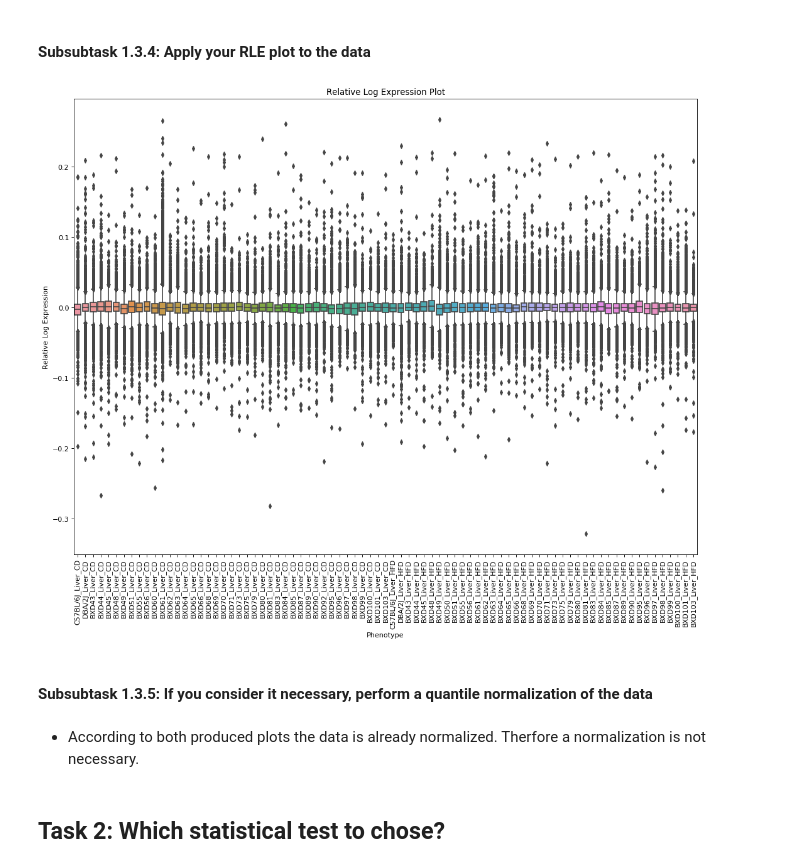
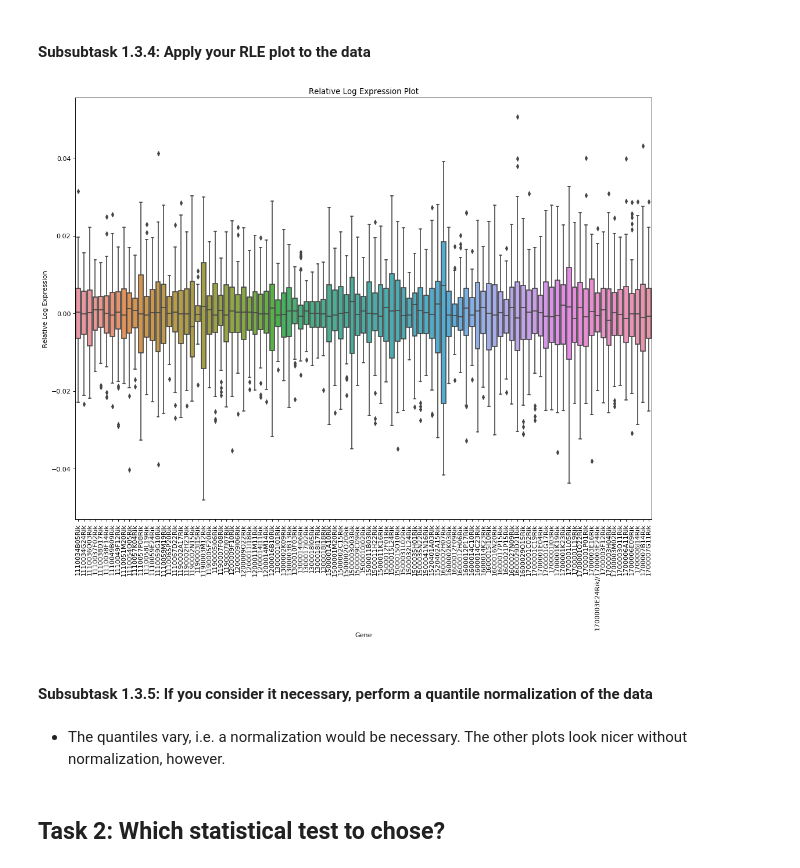
Before and after one commit to TrisKast/DataScience-Bioinformatics, a Jupyter notebook: notebooks/Day56_DE_Analysis.ipynb, the cells around one changed output. Saved outputs shown, nothing was run; the diff lists cells and outputs as text; code cells hidden in the pictures.

```diff
--- a/notebooks/Day56_DE_Analysis.ipynb
+++ b/notebooks/Day56_DE_Analysis.ipynb
@@ -126,21 +132,21 @@ ratio_intensity_plot(data['BXD51_Liver_CD'], data['BXD96_Liver_HFD'])
 # %%
 def relative_log_expression_plot(data):
 
-    dcopy = data.transpose()
+    dcopy = data
 
     # compute averages
-    avg = dcopy/dcopy.median()
+    avg = dcopy/dcopy.mean()
 
     # set plot size
     ax = plt.figure(figsize=(16,12), dpi=80).add_subplot(111)
     ax.set_title('Relative Log Expression Plot')
     plt.xticks(range(len(data)), data.index,
            rotation="vertical", fontsize=10)
-    ax.set_xlabel('Phenotype')
+    ax.set_xlabel('Gene')
     ax.set_ylabel('Relative Log Expression')
 
     # plot boxplots using seaborn
-    sns.boxplot(data=np.log10(avg.T))
+    sns.boxplot(data=np.log10(avg))
 
 
     plt.show()
@@ -148,13 +154,17 @@ def relative_log_expression_plot(data):
 #### Subsubtask 1.3.4: Apply your RLE plot to the data
 # %%
 # plot all phenotype columns, i.e. the 'Gene' column has to be excluded
-relative_log_expression_plot(data.drop('Gene', axis=1))
+m = data.set_index('Gene').transpose()
+#m = data.drop('Gene', axis=1).transpose()
+m = m[m.columns[100:201]]
+m
+relative_log_expression_plot(m)
 # %% [output]
-[figure, old version]
+[figure, new version]
 # %% [markdown]
 #### Subsubtask 1.3.5: If you consider it necessary, perform a quantile normalization of the data
-# %% [markdown]
-- According to both produced plots the data is already normalized. Therfore a normalization is not necessary.
+# %% [markdown]
+- The quantiles vary, i.e. a normalization would be necessary. The other plots look nicer without normalization, however.
 # %% [markdown]
 ## Task 2: Which statistical test to chose?
 # %% [markdown]
```
Also changed, not shown: parts of 18 cells of this notebook.
